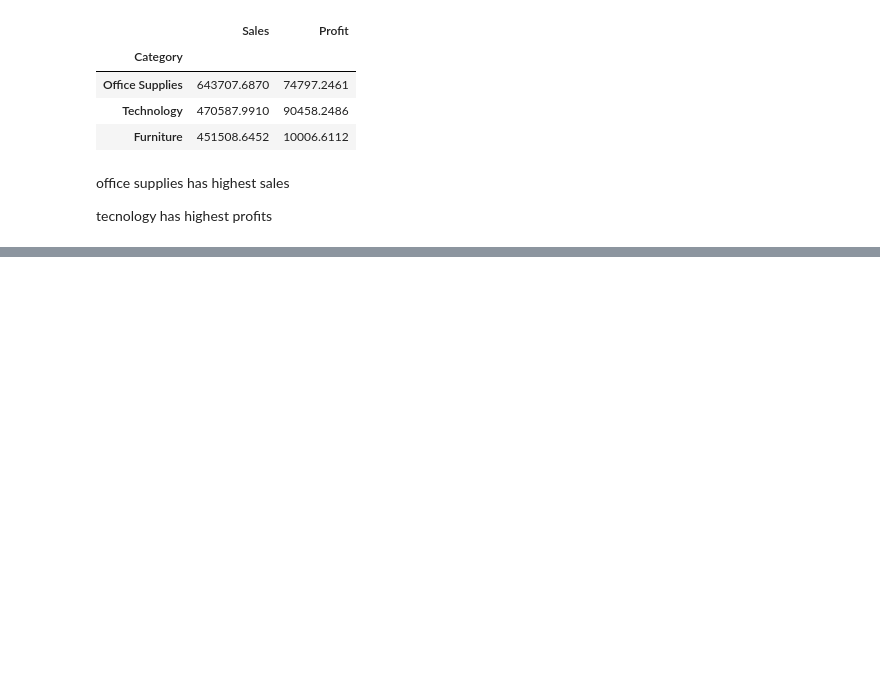
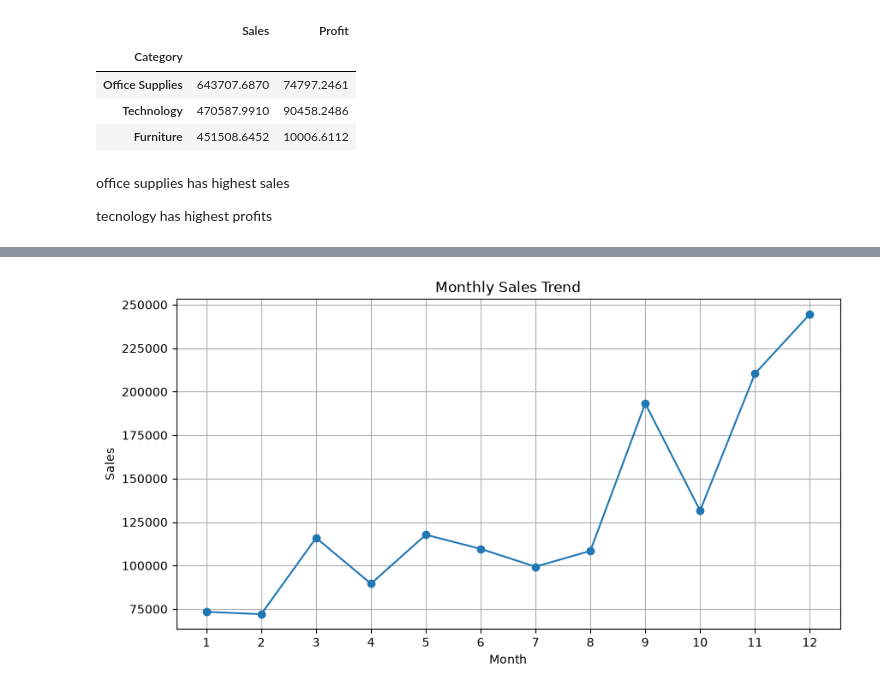
Before and after one commit to CodeByOmi/DataScienceRoadmap, a Jupyter notebook: PROJECTS/01_RETAIL_SALES_ANALYSIS/NOTEBOOKS/retail_sales_analysis.ipynb, the cells around one changed output, grey strips where cells are left out. Drawn from its saved outputs; the diff is of its cells as text; code cells hidden in the pictures; blank space fills up the shorter version.

```diff
--- a/PROJECTS/01_RETAIL_SALES_ANALYSIS/NOTEBOOKS/retail_sales_analysis.ipynb
+++ b/PROJECTS/01_RETAIL_SALES_ANALYSIS/NOTEBOOKS/retail_sales_analysis.ipynb
@@ -411,0 +504,12 @@ tecnology has highest profits
+# %%
+monthly_sales = df.groupby("Month")["Sales"].sum()
+monthly_sales.plot(kind="line",marker="o",figsize=(10, 5))
+
+plt.title("Monthly Sales Trend")
+plt.xlabel("Month")
+plt.ylabel("Sales")
+plt.xticks(range(1, 13))
+plt.grid(True)
+plt.show()
+# %% [output]
+[figure, added]
```
Also changed, not shown: parts of 12 cells of this notebook.
